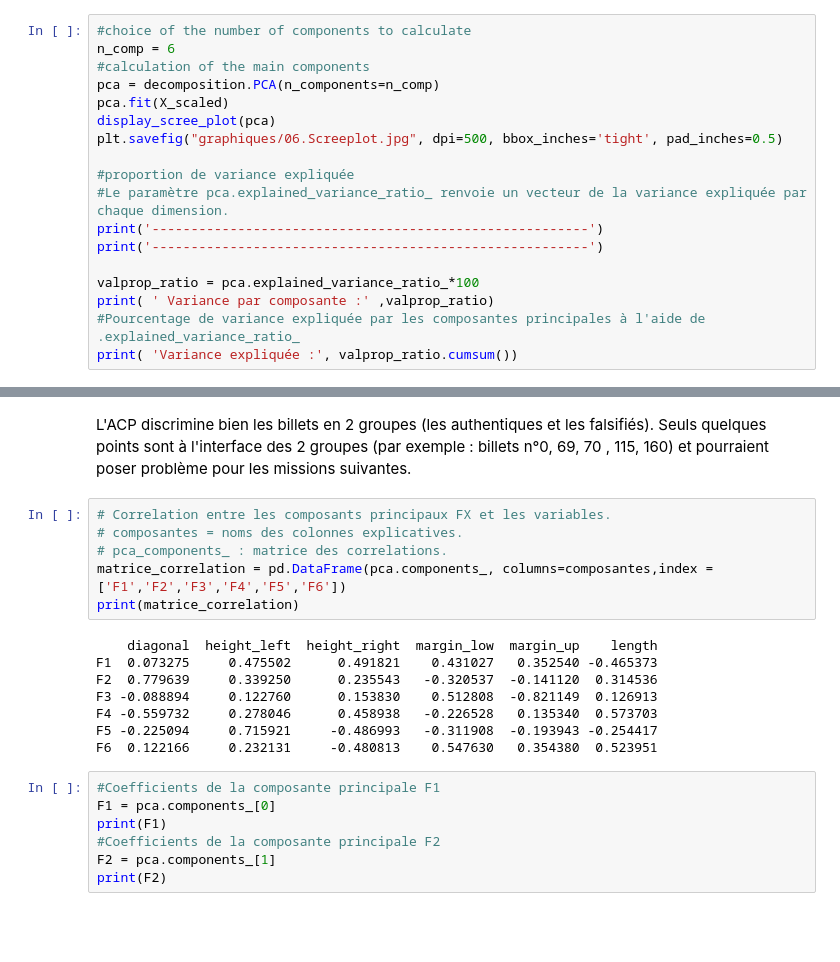
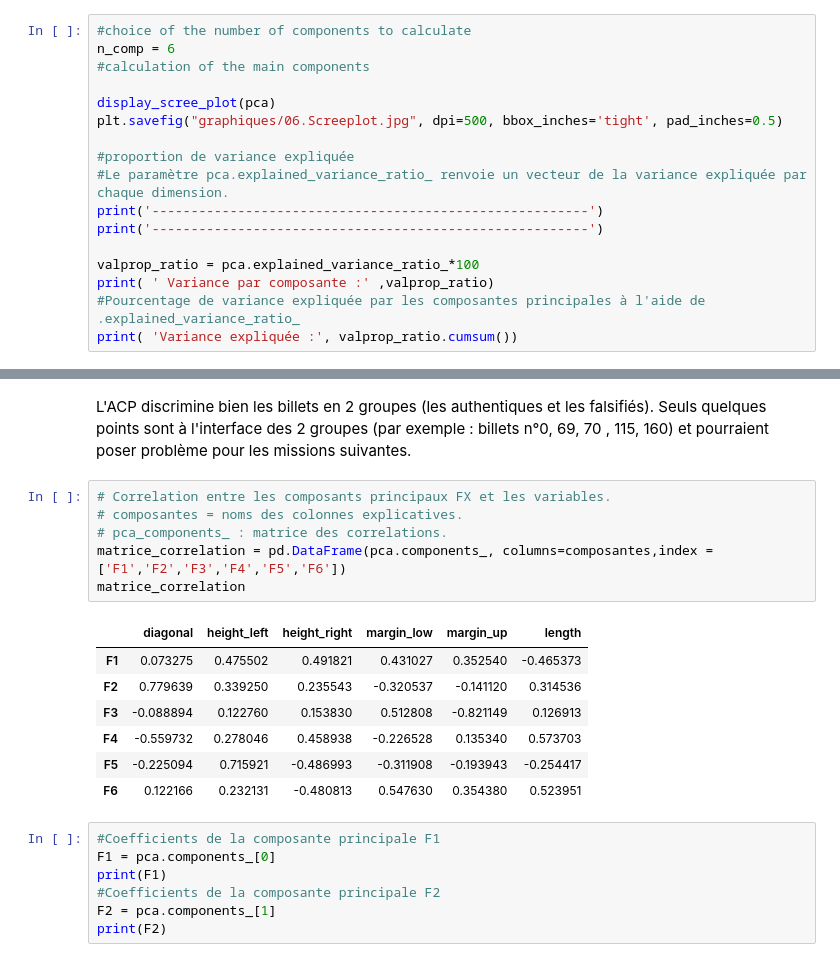
Before and after one commit to ROWAIDAK/P6-D-tectez-des-faux-billets, a Jupyter notebook: P6_01_ACP_Détectez_des_faux_billets.ipynb, the cells around one changed output, grey strips where cells are left out. Cells and saved outputs as stored; diff of their text form; blank space fills up the shorter version.

```diff
--- a/P6_01_ACP_Détectez_des_faux_billets.ipynb
+++ b/P6_01_ACP_Détectez_des_faux_billets.ipynb
@@ -107,8 +123,7 @@ billets = df.iloc[:, 0].values #names
 #choice of the number of components to calculate
 n_comp = 6
 #calculation of the main components
-pca = decomposition.PCA(n_components=n_comp)
-pca.fit(X_scaled)
+
 display_scree_plot(pca)
 plt.savefig("graphiques/06.Screeplot.jpg", dpi=500, bbox_inches='tight', pad_inches=0.5)
 
@@ -181,20 +196,20 @@ plt.show()
 [figure]
 # %% [markdown]
 L'ACP discrimine bien les billets en 2 groupes (les authentiques et les falsifiés). Seuls quelques points sont à l'interface des 2 groupes (par exemple : billets n°0, 69, 70 , 115, 160) et pourraient poser problème pour les missions suivantes.
-# %%
-# Correlation entre les composants principaux FX et les variables.
-# composantes = noms des colonnes explicatives.
-# pca_components_ : matrice des correlations.
-matrice_correlation = pd.DataFrame(pca.components_, columns=composantes,index = ['F1','F2','F3','F4','F5','F6'])
-print(matrice_correlation)
-# %% [output]
-    diagonal  height_left  height_right  margin_low  margin_up    length
-F1  0.073275     0.475502      0.491821    0.431027   0.352540 -0.465373
-F2  0.779639     0.339250      0.235543   -0.320537  -0.141120  0.314536
-F3 -0.088894     0.122760      0.153830    0.512808  -0.821149  0.126913
-F4 -0.559732     0.278046      0.458938   -0.226528   0.135340  0.573703
-F5 -0.225094     0.715921     -0.486993   -0.311908  -0.193943 -0.254417
-F6  0.122166     0.232131     -0.480813    0.547630   0.354380  0.523951
+# %%
+# Correlation entre les composants principaux FX et les variables.
+# composantes = noms des colonnes explicatives.
+# pca_components_ : matrice des correlations.
+matrice_correlation = pd.DataFrame(pca.components_, columns=composantes,index = ['F1','F2','F3','F4','F5','F6'])
+matrice_correlation
+# %% [output]
+|  | diagonal | height_left | height_right | margin_low | margin_up | length |
+| F1 | 0.073275 | 0.475502 | 0.491821 | 0.431027 | 0.352540 | -0.465373 |
+| F2 | 0.779639 | 0.339250 | 0.235543 | -0.320537 | -0.141120 | 0.314536 |
+| F3 | -0.088894 | 0.122760 | 0.153830 | 0.512808 | -0.821149 | 0.126913 |
+| F4 | -0.559732 | 0.278046 | 0.458938 | -0.226528 | 0.135340 | 0.573703 |
+| F5 | -0.225094 | 0.715921 | -0.486993 | -0.311908 | -0.193943 | -0.254417 |
+| F6 | 0.122166 | 0.232131 | -0.480813 | 0.547630 | 0.354380 | 0.523951 |
 # %%
 #Coefficients de la composante principale F1
 F1 = pca.components_[0]
```
Also changed, not shown: parts of 6 cells of this notebook.
